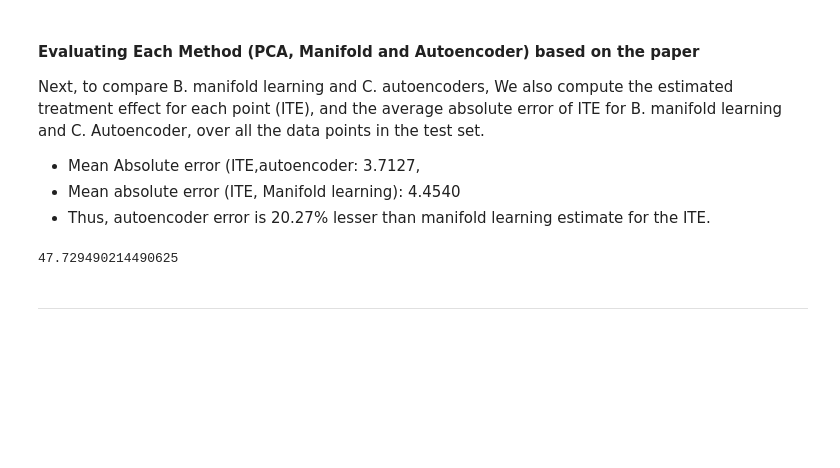
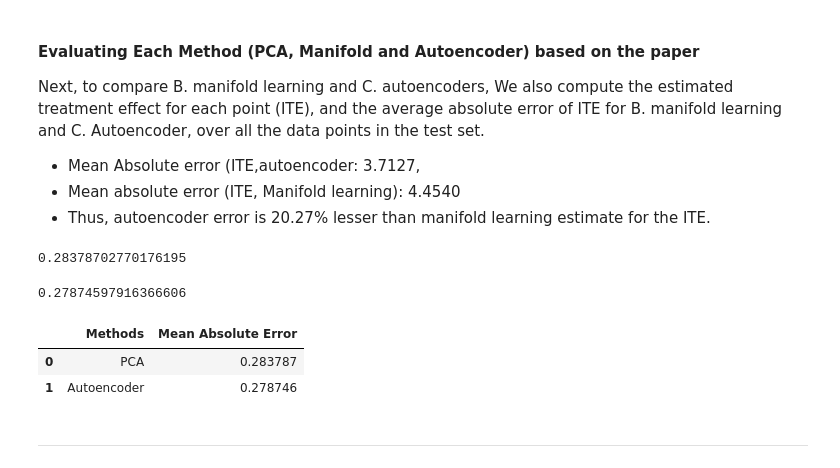
Before and after one commit to juanpi19/final-project-dso569, a Jupyter notebook: DeepL_code_Sameer.ipynb, the cells around one changed output. Saved outputs shown, nothing was run; the diff lists cells and outputs as text; code cells hidden in the pictures; blank space fills up the shorter version.

```diff
--- a/DeepL_code_Sameer.ipynb
+++ b/DeepL_code_Sameer.ipynb
@@ -141,12 +144,3 @@ The key points are:
 * Experiments show autoencoders outperform methods like manifold learning for ITE estimation
 # %% [markdown]
 #### **PCA**
-# %%
-# Create a PCA instance
-pca = PCA(n_components=3)  # Choose the number of components you want to keep
-
-# Fit PCA to the scaled data
-pca.fit(X_train)
-
-# Transform the data to the new feature space
-transformed_data = pca.transform(X_train)
@@ -178,0 +147,20 @@ array([[-79.33875926, -35.69067607,  -6.15759073],
+# %%
+# Standardize the features
+scaler = StandardScaler()
+X_scaled = scaler.fit_transform(X_train)
+X_test_scaled = scaler.transform(X_test)
+
+# Perform PCA for dimensionality reduction
+pca = PCA(n_components=2)  # Reduce to 2 dimensions for visualization
+X_pca = pca.fit_transform(X_scaled)
+X_test_pca = pca.transform(X_test_scaled)
+
+# Compute nearest neighbors in the reduced-dimensional space obtained from PCA
+nbrs_pca = NearestNeighbors(n_neighbors=1, algorithm='ball_tree').fit(X_pca)
+distances_pca, indices_pca = nbrs_pca.kneighbors(X_test_pca)
+
+# Compute treatment effect using nearest neighbors in PCA space
+treatment_effect_pca = np.abs(Y_test.values - Y_train.iloc[indices_pca.flatten()])
+
+mae_pca = mean_absolute_error(Y_test, treatment_effect_pca)
+print(f"{mae_pca=}")
@@ -241,0 +252,11 @@ mae_autoencoder = mean_absolute_error(X_test, X_test_encoded)
+# %%
+# Compute nearest neighbors in the encoded space
+nbrs_encoded = NearestNeighbors(n_neighbors=1, algorithm='ball_tree').fit(X_train_encoded)
+distances_encoded, indices_encoded = nbrs_encoded.kneighbors(X_test_encoded)
+
+# Compute treatment effect using nearest neighbors in the encoded space
+treatment_effect_encoded = np.abs(Y_test.values - Y_train.iloc[indices_encoded.flatten()])
+
+# Calculate the mean absolute error
+mae_encoded = mean_absolute_error(Y_test, treatment_effect_encoded)
+print(f"{mae_encoded=}")
@@ -247,10 +270,21 @@ Next, to compare B. manifold learning and C. autoencoders, We also compute the e
 - Mean Absolute error (ITE,autoencoder: 3.7127,
 - Mean absolute error (ITE, Manifold learning): 4.4540
 - Thus, autoencoder error is 20.27% lesser than manifold learning estimate for the ITE.
-# %%
-mae_autoencoder
-# %% [output]
-47.729490214490625
+# %%
+mae_pca
+# %% [output]
+0.28378702770176195
+# %%
+mae_encoded
+# %% [output]
+0.27874597916366606
+# %%
+pd.DataFrame({"Methods": ["PCA", "Autoencoder"],
+              "Mean Absolute Error": [mae_pca, mae_encoded]})
+# %% [output]
+|  | Methods | Mean Absolute Error |
+| 0 | PCA | 0.283787 |
+| 1 | Autoencoder | 0.278746 |
 # %% [markdown]
 ---
 # %% [markdown]
```
Also changed, not shown: parts of 10 cells of this notebook.
